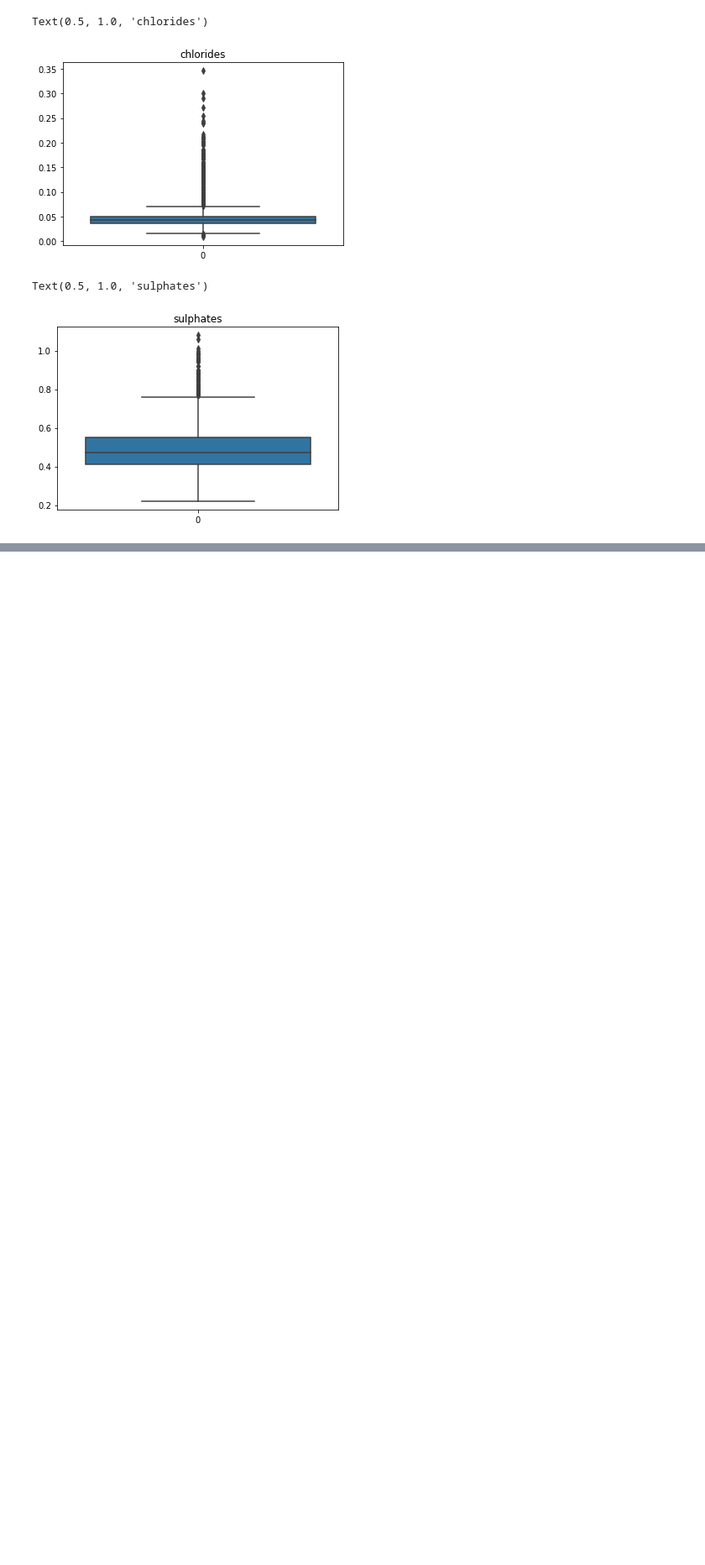
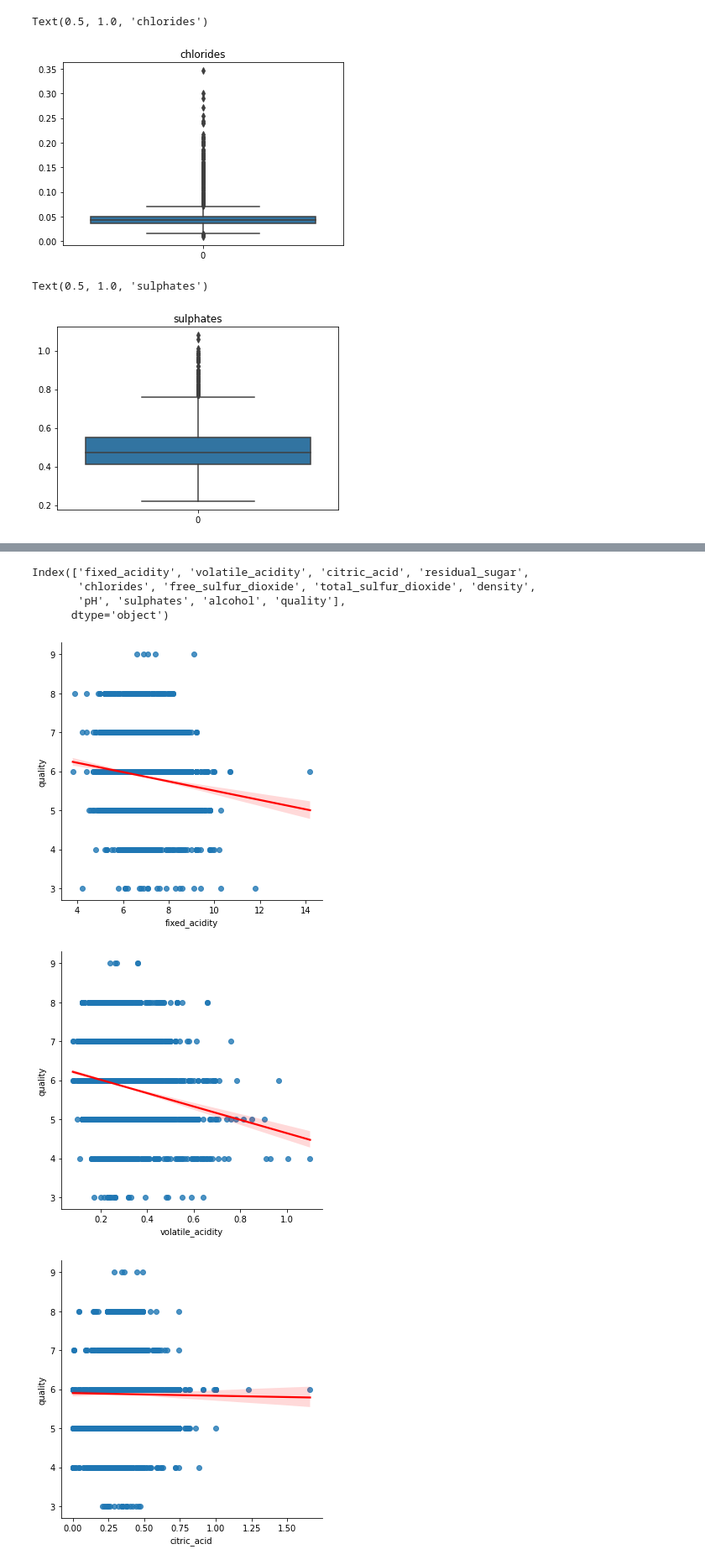
Before and after one commit to MrEnigmamgine/jtl_wine_quality, a Jupyter notebook: Luis_working_notebook.ipynb, the cells around one changed output, grey strips where cells are left out. Shown at 84% size. Saved outputs shown, nothing was run; the diff lists cells and outputs as text; code cells hidden in the pictures; blank space fills up the shorter version.

```diff
--- a/Luis_working_notebook.ipynb
+++ b/Luis_working_notebook.ipynb
@@ -144,0 +206,32 @@ Text(0.5, 1.0, 'sulphates')
+# %%
+white.columns
+# %% [output]
+Index(['fixed_acidity', 'volatile_acidity', 'citric_acid', 'residual_sugar',
+       'chlorides', 'free_sulfur_dioxide', 'total_sulfur_dioxide', 'density',
+       'pH', 'sulphates', 'alcohol', 'quality'],
+      dtype='object')
+# %%
+sns.lmplot(data=white, x='fixed_acidity', y='quality', line_kws = {'color':'red'})
+plt.show()
+sns.lmplot(data=white, x='volatile_acidity', y='quality', line_kws = {'color':'red'})
+plt.show()
+sns.lmplot(data=white, x='citric_acid', y='quality', line_kws = {'color':'red'})
+plt.show()
+sns.lmplot(data=white, x='residual_sugar', y='quality', line_kws = {'color':'red'})
+plt.show()
+sns.lmplot(data=white, x='chlorides', y='quality', line_kws = {'color':'red'})
+plt.show()
+sns.lmplot(data=white, x='free_sulfur_dioxide', y='quality', line_kws = {'color':'red'})
+plt.show()
+sns.lmplot(data=white, x='density', y='quality', line_kws = {'color':'red'})
+plt.show()
+sns.lmplot(data=white, x='pH', y='quality', line_kws = {'color':'red'})
+plt.show()
+sns.lmplot(data=white, x='sulphates', y='quality', line_kws = {'color':'red'})
+plt.show()
+sns.lmplot(data=white, x='alcohol', y='quality', line_kws = {'color':'red'})
+plt.show()
+# %% [output]
+[figure, added]
+[figure, added]
+[figure, added]
```
Also changed, not shown: parts of 8 cells of this notebook.
